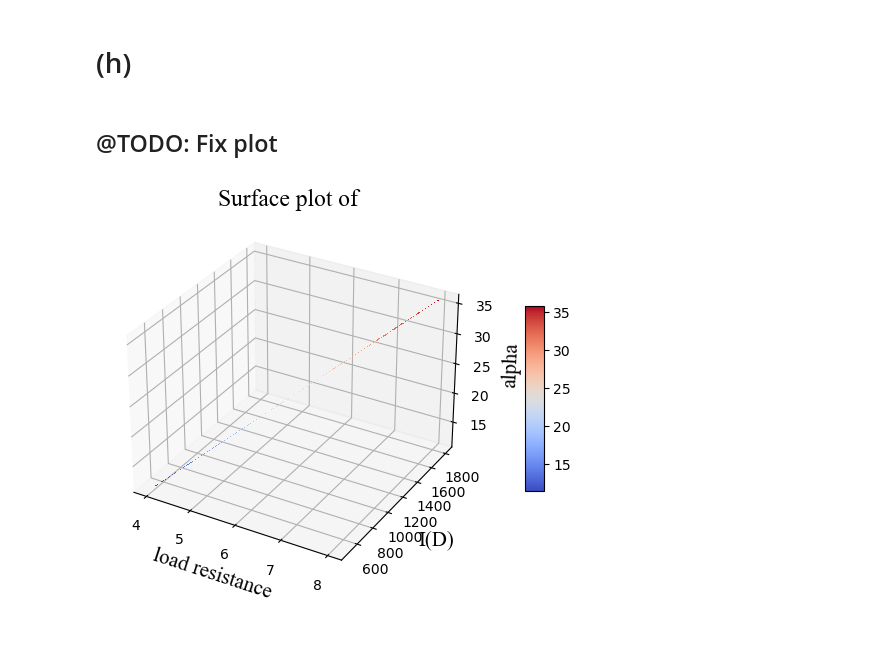
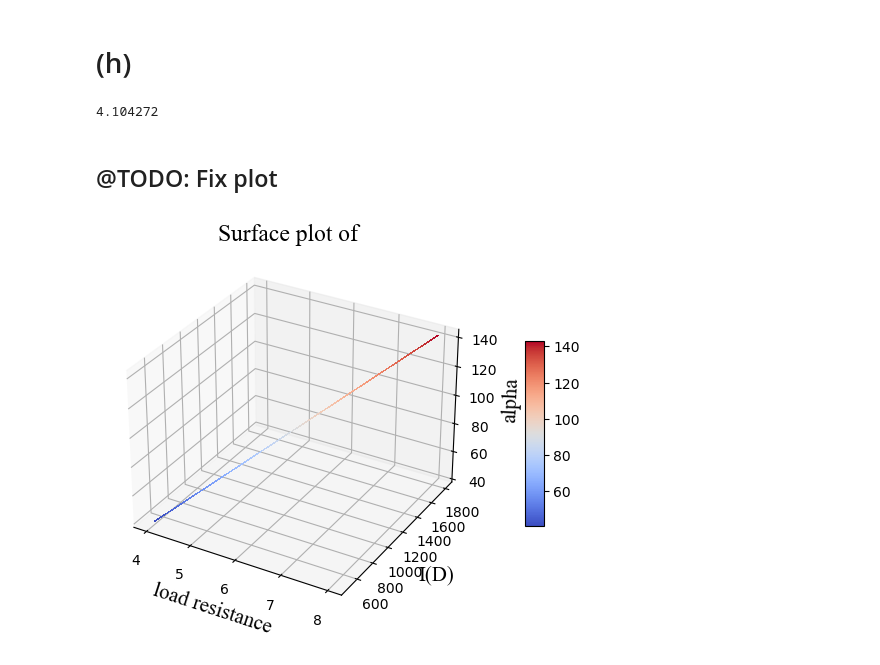
Before and after one commit to shawnkchan/ME249_P3, a Jupyter notebook: Task1.2/CodeP3.1.2F23.ipynb, the cells around one changed output. Saved outputs shown, nothing was run; the diff lists cells and outputs as text; code cells hidden in the pictures.

```diff
--- a/Task1.2/CodeP3.1.2F23.ipynb
+++ b/Task1.2/CodeP3.1.2F23.ipynb
@@ -525,5 +525,11 @@ Invalid limit will be ignored.
 # %% [markdown]
 # (h)
+# %%
+test = [[10,35,0.5]]
+res = model.predict(np.array(test))
+res[0,1]
+# %% [output]
+4.104272
 # %% [markdown]
 ## @TODO: Fix plot
 # %%
@@ -537,40 +543,40 @@ RL=np.linspace(4,8,numeriter)
 RLnorm=RL/load_resistance_mean
 ID=np.linspace(500,1800,numeriter)
 IDnorm=ID/i_d_mean
-
+res=[]
 for i in range(len(RL)):
     for j in range(len(ID)):
-        test = [[RLnorm[i] , 20/air_temp_mean , IDnorm[j]]]
+        test = [[20/air_temp_mean, RLnorm[i], IDnorm[j]]]
         testarray = np.array(test)
-        a= model.predict(testarray)
+        a = model.predict(testarray)
         outpt1[i,j] = a[0,0]
         outpt2[i,j] = a[0,1]
+
 
 # display(a)
 outpt1=outpt1*output_voltage_mean #check
 outpt2=outpt2*power_output_mean
-# display(outpt1)
 font_family = 'Times New Roman'
 title_font_size=17
 label_font_size=15
 legend_tick_font_size=12
 #SETTING UP PLOT
 
 #Surface Plot
 from matplotlib import cm
 fig, ax = plt.subplots(subplot_kw={"projection": "3d"})
-surf = ax.plot_surface(RL, ID, outpt1,cmap=cm.coolwarm,
+surf = ax.plot_surface(RL, ID, outpt2,cmap=cm.coolwarm,
                        linewidth=0, antialiased=False)
 
 
 fig.colorbar(surf, shrink=0.5, aspect=10, pad=0.1)
 plt.xlabel("load resistance", fontsize=label_font_size, fontfamily=font_family)
 plt.ylabel("I(D)", fontsize=label_font_size, fontfamily=font_family)
 ax.set_zlabel('alpha', fontsize=label_font_size, fontfamily=font_family)
 plt.title('Surface plot of ', fontsize=title_font_size, fontfamily=font_family)
 plt.show()
 
 # outpt1_df = pd.DataFrame(outpt1)
 # display(outpt1_df)
 # %% [output]
-[figure, old version]
+[figure, new version]
```
Also changed, not shown: parts of 12 cells of this notebook, 22 other files.
